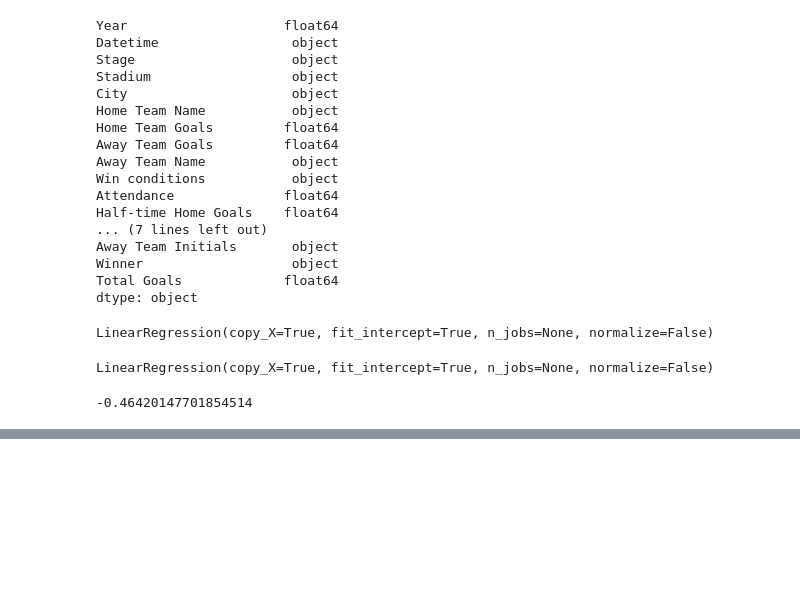
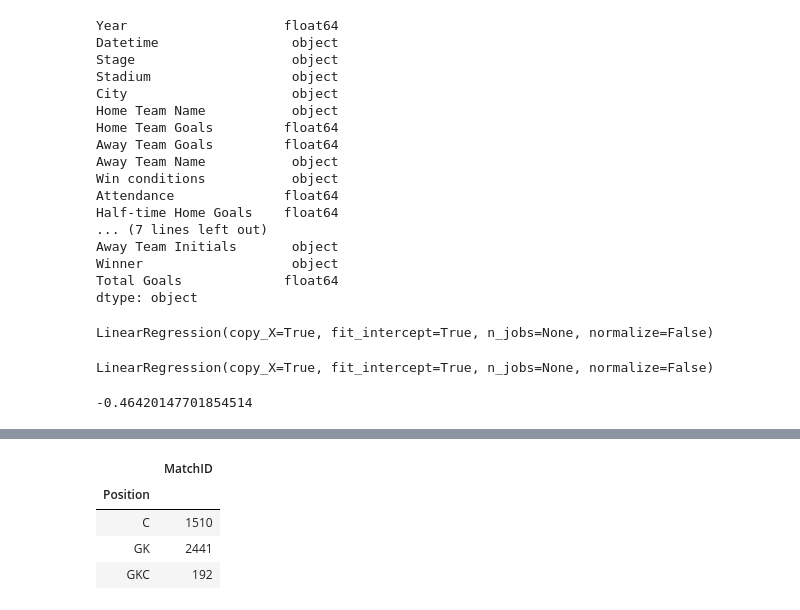
Before and after one commit to alijumani/py4ds, a Jupyter notebook: Final.Project.ipynb, the cells around one changed output, grey strips where cells are left out. Drawn from its saved outputs; the diff is of its cells as text; code cells hidden in the pictures; blank space fills up the shorter version.

```diff
--- a/Final.Project.ipynb
+++ b/Final.Project.ipynb
@@ -311,0 +321,10 @@ predicted = model.predict(xTest)
+# %%
+WorldCupPlayers.groupby('Position').count()[['MatchID']]
+# We can see that till date, a total 1702 times players got to Captain their sides in WC matches, out of which only 192 times GoalKeepers were chosen to captain their sides.
+# 1510 were outfield players
+# %% [output]
+|  | MatchID |
+| Position |  |
+| C | 1510 |
+| GK | 2441 |
+| GKC | 192 |
```
Also changed, not shown: parts of 3 cells of this notebook.
